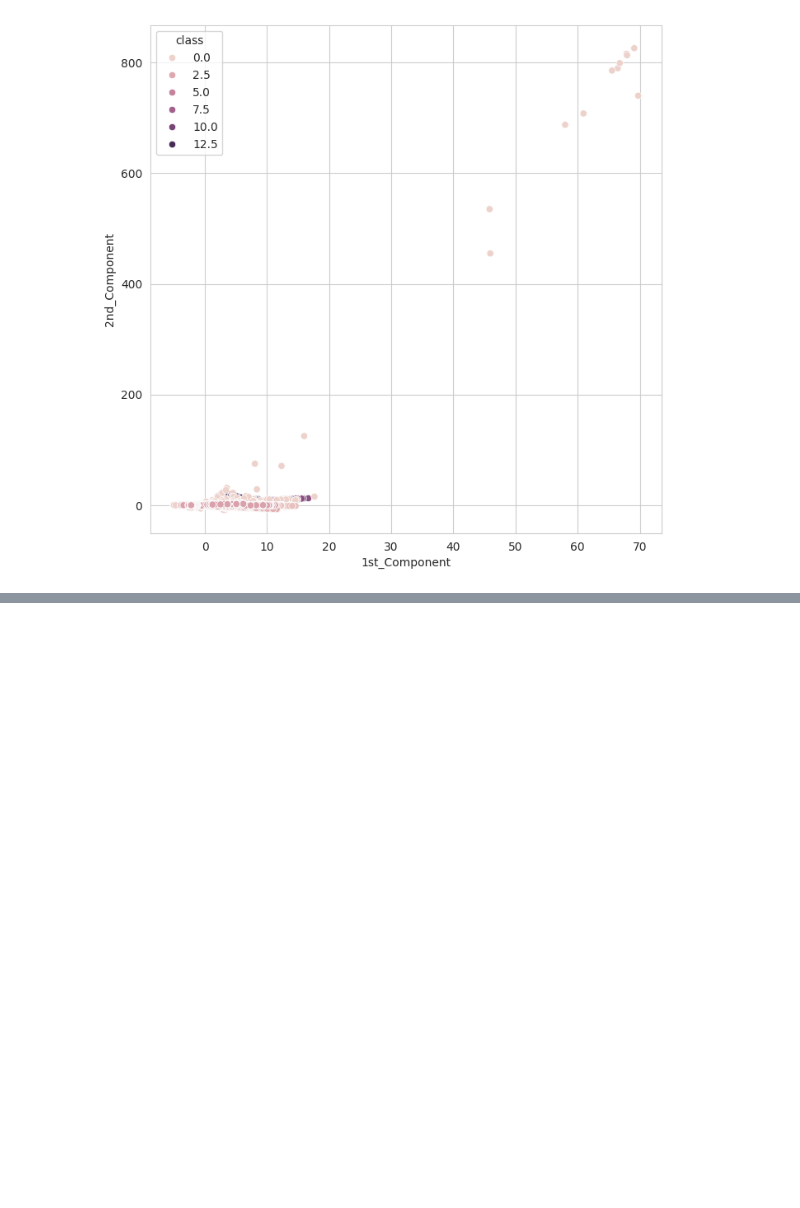
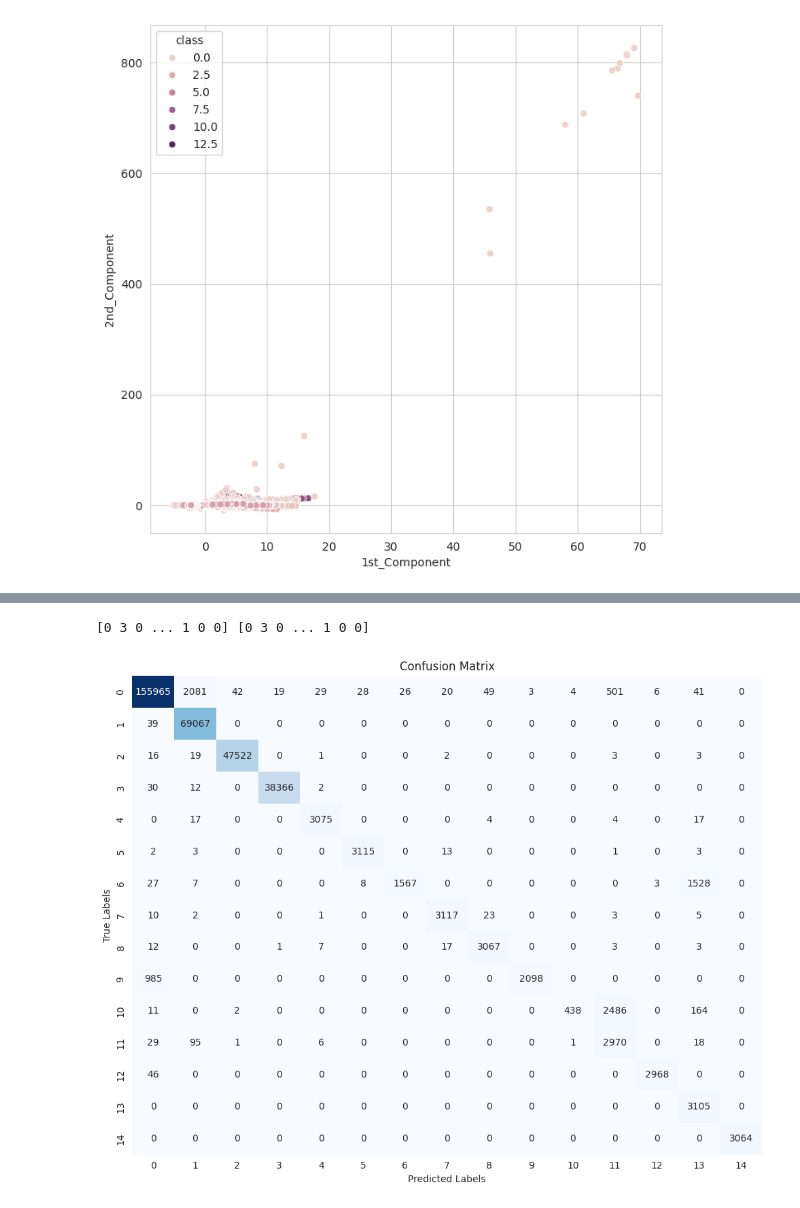
Before and after one commit to Devendra-Kumar-Dhayal/ids3, a Jupyter notebook: cic-ids2017-intrusion-detection.ipynb, the cells around one changed output, grey strips where cells are left out. Drawn from its saved outputs; the diff is of its cells as text; code cells hidden in the pictures; blank space fills up the shorter version.

```diff
--- a/cic-ids2017-intrusion-detection.ipynb
+++ b/cic-ids2017-intrusion-detection.ipynb
@@ -1009,3 +1117,2 @@ model.summary()
 # %%
-# Train the model
-model.fit(X_train, y_train_encoded, epochs=5, batch_size=32)
+model.fit(X_train, y_train_encoded, epochs=1, batch_size=32)
@@ -1011,0 +1180,2 @@ model.fit(X_train, y_train_encoded, epochs=5, batch_size=32)
+# %%
+model.fit(X_train, y_train_encoded, epochs=30, batch_size=32)
@@ -1011,0 +1264,5 @@ model.fit(X_train, y_train_encoded, epochs=5, batch_size=32)
+# %%
+model.fit(X_train, y_train_encoded, epochs=30, batch_size=32)
+score = model.evaluate(X_test, y_test_encoded, verbose=0)
+print('Test loss:', score[0])
+print('Test accuracy:', score[1])
@@ -1023,40 +1310,46 @@ print(pred[0])
 # %%
 # Assuming you have the true labels and predicted labels
-y_pred = pred[0]
+y_pred = pred
 y_true = y_test_encoded
 
 y_true = np.argmax(y_true, axis=1)
 y_pred = np.argmax(y_pred, axis=1)
+print(y_true,y_pred)
+# %% [output]
+[0 3 0 ... 1 0 0] [0 3 0 ... 1 0 0]
 # %%
 import numpy as np
 from sklearn.metrics import confusion_matrix
 import seaborn as sns
 import matplotlib.pyplot as plt
 
 # Assuming you have the model loaded and test data available
 # model: your loaded model
 # X_test: test input features
 # y_test: true labels for test data
 
 # Predict the output probabilities for the test data
-y_pred_prob = model.predict(X_test)[1]
+# y_pred_prob = model.predict(X_test)[0]
 
 # Convert predicted probabilities to class labels
-y_pred = np.argmax(y_pred_prob, axis=1)
+# print(y_pred_prob)
+# y_pred = np.argmax(y_pred_prob)
 
 # Compute the confusion matrix
-cm = confusion_matrix(y_test, y_pred)
+cm = confusion_matrix(y_true, y_pred)
 
 # Create a confusion matrix plot using Seaborn
 plt.figure(figsize=(10, 8))
 sns.heatmap(cm, annot=True, fmt='d', cmap='Blues', cbar=False,
             xticklabels=np.unique(y_test), yticklabels=np.unique(y_test))
 plt.xlabel('Predicted Labels')
 plt.ylabel('True Labels')
 plt.title('Confusion Matrix')
 
 # Display the plot
 plt.tight_layout()
 plt.show()
+# %% [output]
+[figure, added]
 # %%
 print(len(pred[0]))
```
Also changed, not shown: parts of 37 cells of this notebook, 1 other file.
